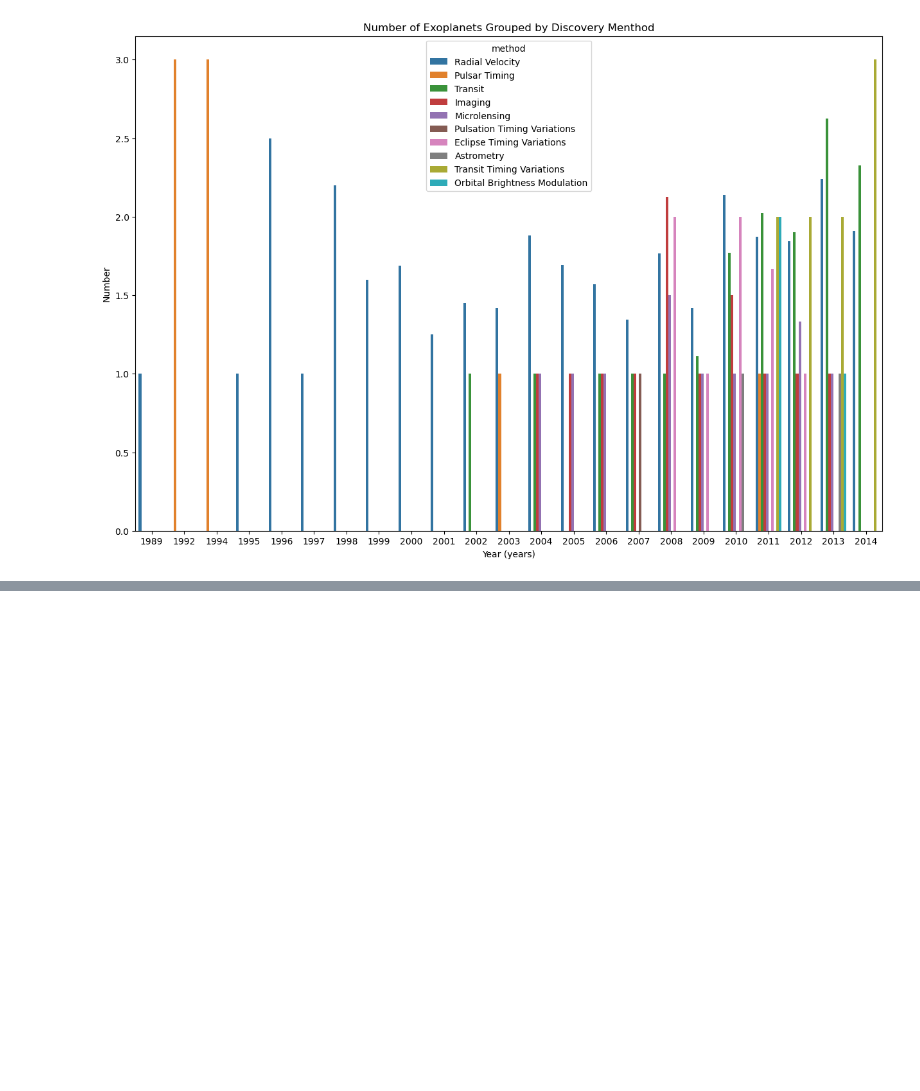
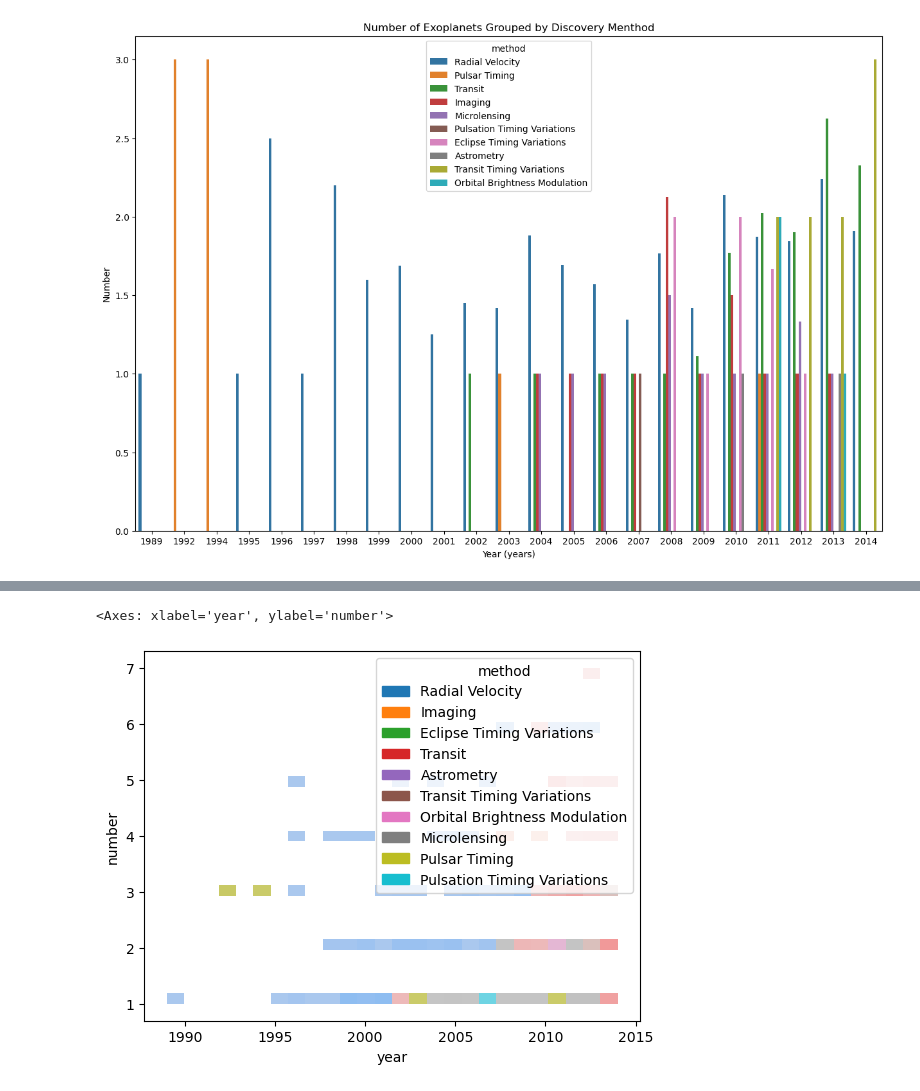
Before and after one commit to liv-garcia/pythondecal_hw, a Jupyter notebook: homework/homework7.ipynb, the cells around one changed output, grey strips where cells are left out. Cells and saved outputs as stored; diff of their text form; code cells hidden in the pictures; blank space fills up the shorter version.

```diff
--- a/homework/homework7.ipynb
+++ b/homework/homework7.ipynb
@@ -167,11 +168,11 @@ plt.show()
 # Hints: It is a good idea to remove missing values (NaNs) in the dataset before plotting.
 # To create a stacked bar plot, you can use Seaborn’s plotting functions along with the hue parameter to differentiate between discovery methods.
 
-planets_df = planets_df.dropna(subset=['year', 'number', 'method'])
+planets_df_2 = planets_df.dropna(subset=['year', 'number', 'method'])
 
 plt.figure(figsize=(15, 10))
 
-sns.barplot(x='year', y='number', hue='method', data= planets_df, errorbar=None)
+sns.barplot(x='year', y='number', hue='method', data= planets_df_2, errorbar=None)
 plt.title("Number of Exoplanets Grouped by Discovery Menthod")
 plt.xlabel("Year (years)")
 plt.ylabel("Number")
@@ -180,0 +193,5 @@ plt.show()
+# %%
+sns.histplot(x='year', y='number', hue='method', data= planets_df)
+# %% [output]
+<Axes: xlabel='year', ylabel='number'>
+[figure, added]
```
Also changed, not shown: parts of 2 cells of this notebook.
